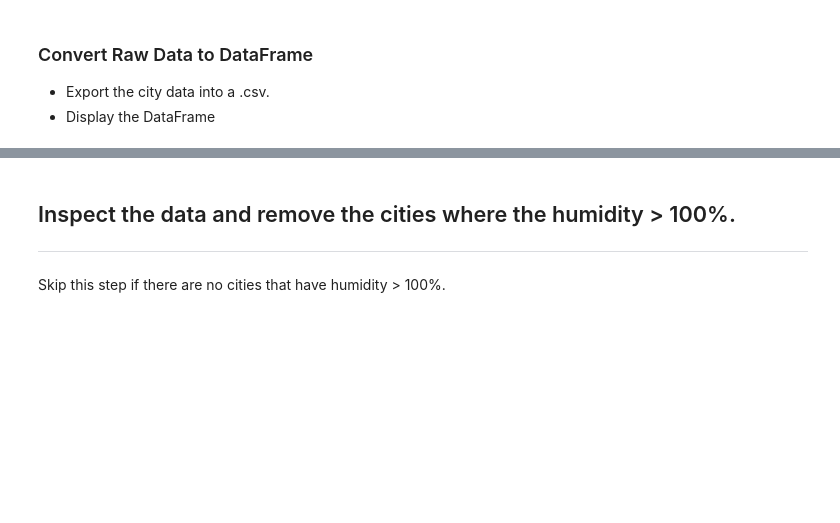
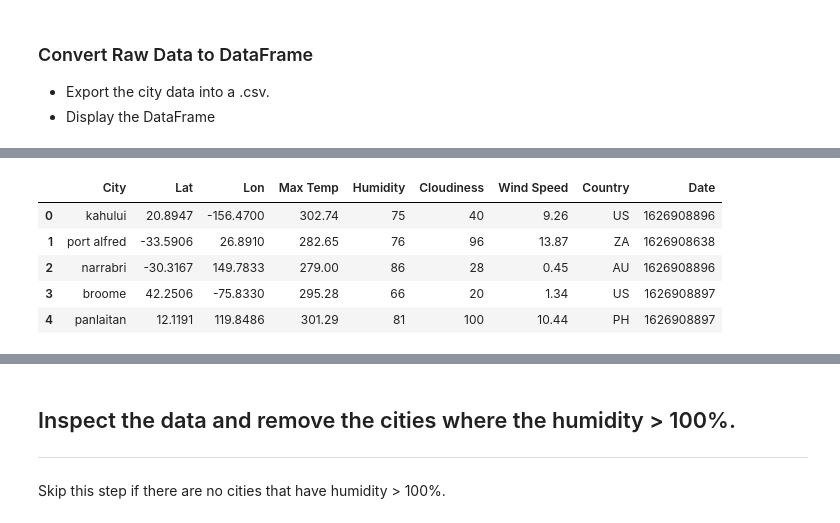
Before and after one commit to MrMrRPG/python_api_challenge, a Jupyter notebook: starter_code/WeatherPy.ipynb, the cells around one changed output, grey strips where cells are left out. Drawn from its saved outputs; the diff is of its cells as text; code cells hidden in the pictures; blank space fills up the shorter version.

```diff
--- a/starter_code/WeatherPy.ipynb
+++ b/starter_code/WeatherPy.ipynb
@@ -141,0 +118,25 @@ Data Retrieval Complete
+# %%
+summary_df = pd.DataFrame({
+    "City": present_city,
+    "Lat": lat,
+    "Lon": lon,
+    "Max Temp": max_temp,
+    "Humidity": humidity,
+    "Cloudiness": cloudiness,
+    "Wind Speed": wind_speed,
+    "Country": country,
+    "Date": date,
+})
+
+# Save output data to this path
+summary_df.to_csv(r'outputdata/cities_summary.csv')
+
+# display the data
+summary_df.head()
+# %% [output]
+|  | City | Lat | Lon | Max Temp | Humidity | Cloudiness | Wind Speed | Country | Date |
+| 0 | kahului | 20.8947 | -156.4700 | 302.74 | 75 | 40 | 9.26 | US | 1626908896 |
+| 1 | port alfred | -33.5906 | 26.8910 | 282.65 | 76 | 96 | 13.87 | ZA | 1626908638 |
+| 2 | narrabri | -30.3167 | 149.7833 | 279.00 | 86 | 28 | 0.45 | AU | 1626908896 |
+| 3 | broome | 42.2506 | -75.8330 | 295.28 | 66 | 20 | 1.34 | US | 1626908897 |
+| 4 | panlaitan | 12.1191 | 119.8486 | 301.29 | 81 | 100 | 10.44 | PH | 1626908897 |
```
Also changed, not shown: parts of 14 cells of this notebook, 2 other files.
